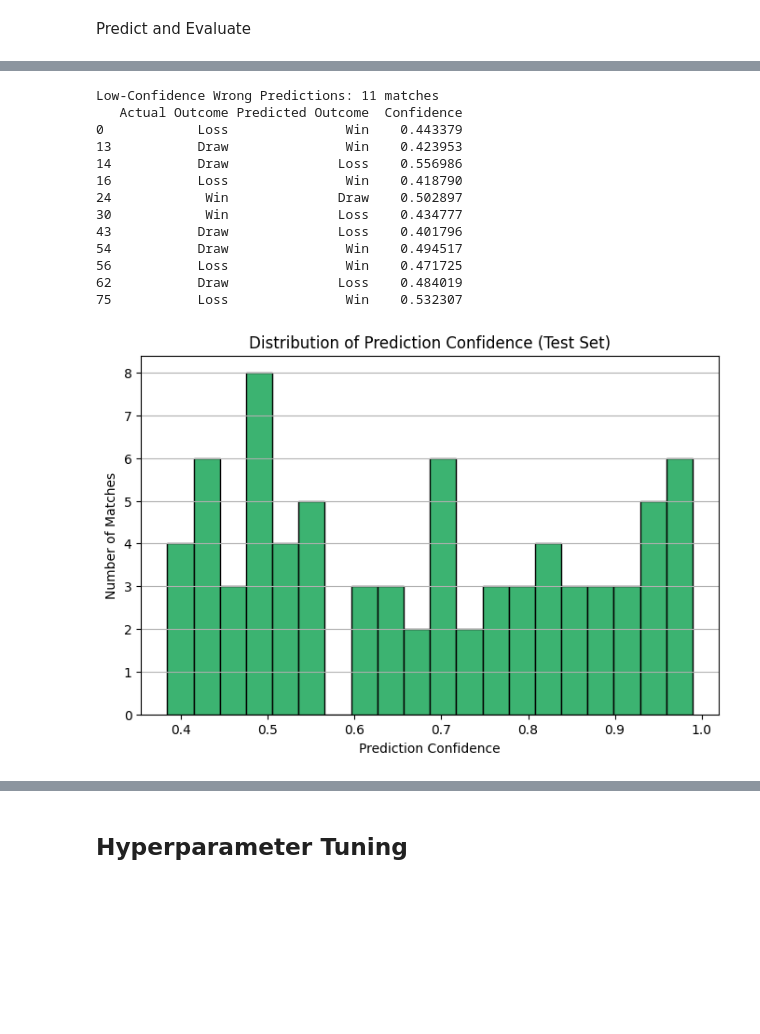
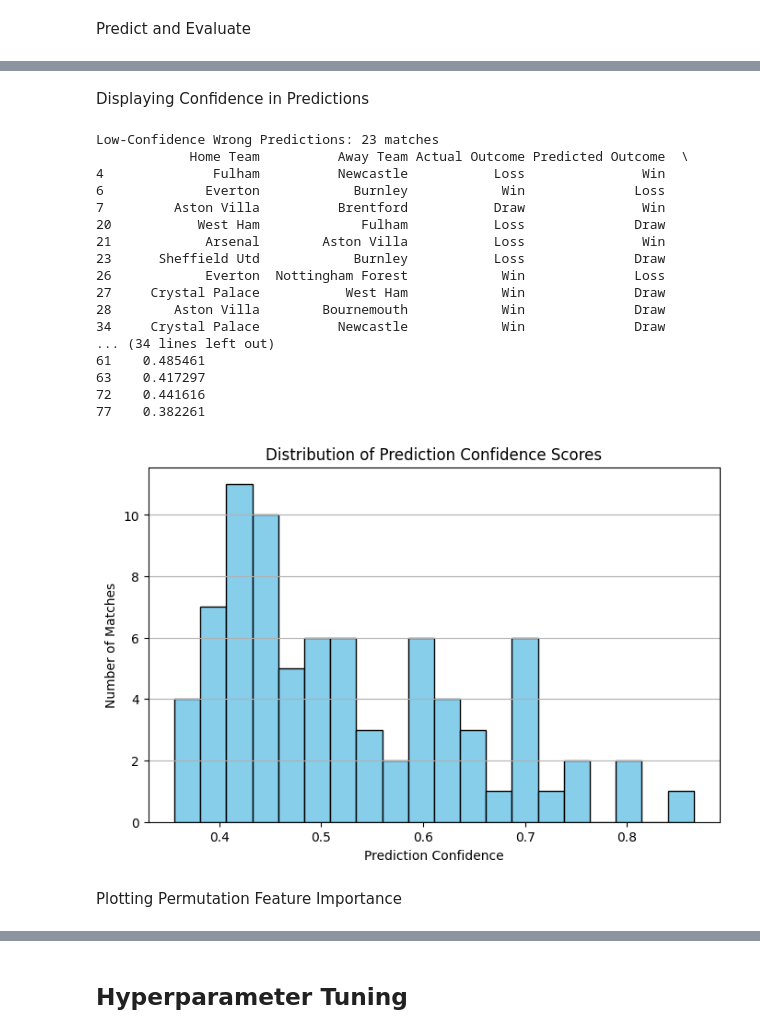
Before and after one commit to rsandu1/MatchOutcomePredictor, a Jupyter notebook: match_predictions.ipynb, the cells around one changed output, grey strips where cells are left out. Cells and saved outputs as stored; diff of their text form; code cells hidden in the pictures; blank space fills up the shorter version.

```diff
--- a/match_predictions.ipynb
+++ b/match_predictions.ipynb
@@ -307,17 +353,24 @@ X_train, X_test, y_train, y_test = train_test_split(X, y, test_size=0.2, shuffle
+# %%
+# Early stopping callback to stop training when the validation loss stops improving
+early_stopping = EarlyStopping(monitor='val_loss', patience=5, restore_best_weights=True)
+
+# Learning rate scheduler to reduce the learning rate when the validation loss plateaus
+reduce_lr = ReduceLROnPlateau(monitor='val_loss', factor=0.5, patience=3, min_lr=0.0001)
 # %% [markdown]
 Building the Model
 # %%
 input_layer = Input(shape=(X_train.shape[1],))
-x = Dense(128, activation='relu')(input_layer)
-x = Dropout(0.3)(x)
-x = Dense(64, activation='relu')(x)
-x = Dropout(0.3)(x)
-x = Dense(32, activation='relu')(x)
+x = Dense(128, activation='relu', kernel_regularizer=regularizers.l2(0.01))(input_layer)
+x = Dropout(0.5)(x)
+x = Dense(64, activation='relu', kernel_regularizer=regularizers.l2(0.01))(x)
+x = Dropout(0.5)(x)
+x = Dense(32, activation='relu', kernel_regularizer=regularizers.l2(0.01))(x)
 output_layer = Dense(3, activation='softmax')(x)
 model = Model(inputs=input_layer, outputs=output_layer)
 model.compile(optimizer=Adam(learning_rate=0.001), loss='categorical_crossentropy', metrics=['accuracy'])
 # %% [markdown]
 Training the Model
 # %%
-history = model.fit(X_train, y_train, epochs=50, batch_size=32, validation_split=0.1, verbose=1)
+# Training the model with class weights to address imbalance, early stopping, and learning rate scheduler
+history = model.fit(X_train, y_train, epochs=100, batch_size=32, validation_data=(X_test, y_test), callbacks=[early_stopping, reduce_lr], class_weight=class_weight_dict, verbose=1)
 # %% [output]
@@ -371,8 +424,9 @@ weighted avg       0.59      0.63      0.59        76
 # %%
 y_test_pred_labels = outcome_encoder.inverse_transform(y_test_pred)
 y_test_true_labels = outcome_encoder.inverse_transform(y_test_true)
-# Build a dataframe to compare actual vs predicted
 test_results_df = pd.DataFrame({
+    'Home Team': team_encoder.inverse_transform(X_test['home_team_id'].values),
+    'Away Team': team_encoder.inverse_transform(X_test['away_team_id'].values),
     'Actual Outcome': y_test_true_labels,
     'Predicted Outcome': y_test_pred_labels,
     'Confidence': np.max(y_test_probs, axis=1),
@@ -381,17 +435,8 @@ test_results_df = pd.DataFrame({
     'Loss Prob': y_test_probs[:, outcome_encoder.transform(['Loss'])[0]]
 })
 
-
-test_results_df['home_team_id']  = X_test['home_team_id'].values
-test_results_df['away_team_id']  = X_test['away_team_id'].values
-
-# Add 'Correct' column (True if prediction matches actual)
 test_results_df['Correct'] = (test_results_df['Actual Outcome'] == test_results_df['Predicted Outcome'])
 
-test_results_df['home_team_id']  = X_test['home_team_id'].values
-test_results_df['away_team_id']  = X_test['away_team_id'].values
-
-# Show the first few predictions
 print(test_results_df.head())
 test_results_df.to_csv('test_results_1.csv', index=False)
 # %% [output]
@@ -442,39 +480,43 @@ plt.show()
+# %% [markdown]
+Displaying Confidence in Predictions
 # %%
-# Define low confidence threshold
 low_confidence_threshold = 0.6
 
-# Create a column marking low-confidence wrong predictions
 test_results_df['Low-Confidence Wrong'] = (
     (~test_results_df['Correct']) & (test_results_df['Confidence'] < low_confidence_threshold)
 )
 
-# Display only low-confidence wrong predictions
 low_conf_wrong_preds = test_results_df[test_results_df['Low-Confidence Wrong']]
 
 print(f"Low-Confidence Wrong Predictions: {len(low_conf_wrong_preds)} matches")
-print(low_conf_wrong_preds[['Actual Outcome', 'Predicted Outcome', 'Confidence']])
+print(low_conf_wrong_preds[['Home Team', 'Away Team', 'Actual Outcome', 'Predicted Outcome', 'Confidence']])
 # %% [output]
-Low-Confidence Wrong Predictions: 11 matches
-   Actual Outcome Predicted Outcome  Confidence
-0            Loss               Win    0.443379
-13           Draw               Win    0.423953
-14           Draw              Loss    0.556986
-16           Loss               Win    0.418790
-24            Win              Draw    0.502897
-30            Win              Loss    0.434777
-43           Draw              Loss    0.401796
-54           Draw               Win    0.494517
-56           Loss               Win    0.471725
-62           Draw              Loss    0.484019
-75           Loss               Win    0.532307
+Low-Confidence Wrong Predictions: 23 matches
+            Home Team          Away Team Actual Outcome Predicted Outcome  \
+4              Fulham          Newcastle           Loss               Win
+6             Everton            Burnley            Win              Loss
+7         Aston Villa          Brentford           Draw               Win
+20           West Ham             Fulham           Loss              Draw
+21            Arsenal        Aston Villa           Loss               Win
+23      Sheffield Utd            Burnley           Loss              Draw
+26            Everton  Nottingham Forest            Win              Loss
+27     Crystal Palace           West Ham            Win              Draw
+28        Aston Villa        Bournemouth            Win              Draw
+34     Crystal Palace          Newcastle            Win              Draw
+... (34 lines left out)
+61    0.485461
+63    0.417297
+72    0.441616
+77    0.382261
 # %%
-# Plot the distribution of confidence scores
 plt.figure(figsize=(8,5))
-plt.hist(test_results_df['Confidence'], bins=20, color='mediumseagreen', edgecolor='black')
+plt.hist(test_results_df['Confidence'], bins=20, color='skyblue', edgecolor='black')
 plt.xlabel('Prediction Confidence')
 plt.ylabel('Number of Matches')
-plt.title('Distribution of Prediction Confidence (Test Set)')
+plt.title('Distribution of Prediction Confidence Scores')
 plt.grid(axis='y')
 plt.show()
 # %% [output]
-[figure, old version]
+[figure, new version]
+# %% [markdown]
+Plotting Permutation Feature Importance
```
Also changed, not shown: parts of 39 cells of this notebook, 39 other files.
